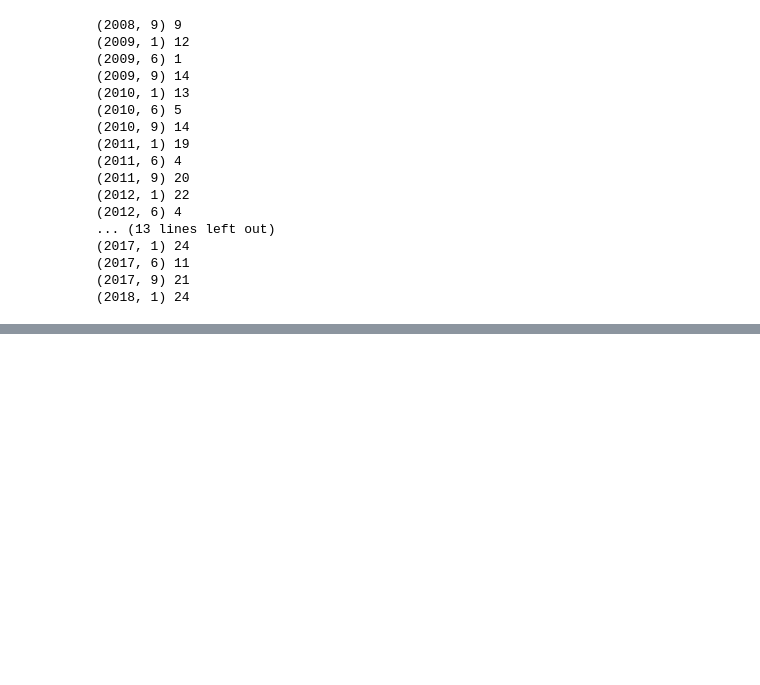
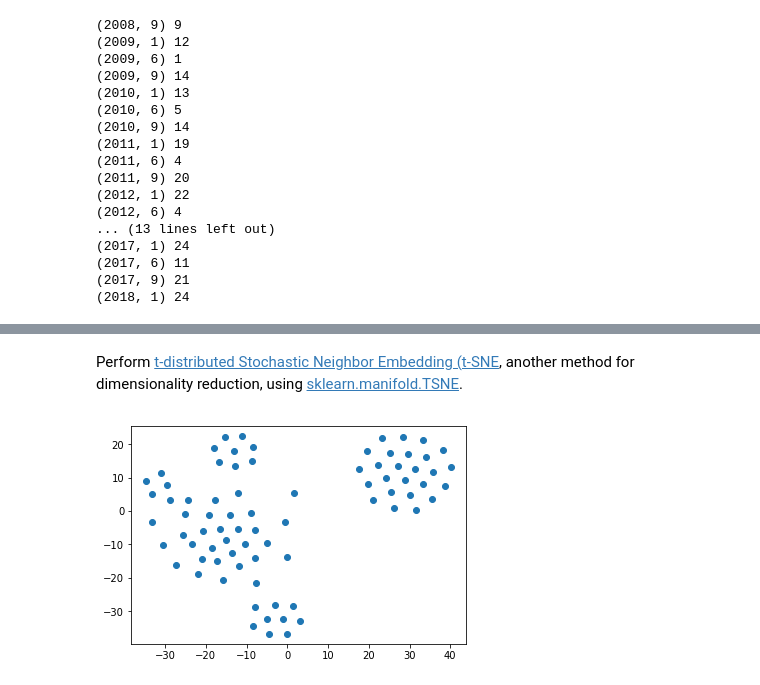
Before and after one commit to emory-courses/data-science, a Jupyter notebook: doc/data_analysis.ipynb, the cells around one changed output, grey strips where cells are left out. Cells and saved outputs as stored; diff of their text form; code cells hidden in the pictures; blank space fills up the shorter version.

```diff
--- a/doc/data_analysis.ipynb
+++ b/doc/data_analysis.ipynb
@@ -346,0 +632,11 @@ print(term_str(n['term']))
+# %% [markdown]
+Perform [t-distributed Stochastic Neighbor Embedding (t-SNE](https://en.wikipedia.org/wiki/T-distributed_stochastic_neighbor_embedding), another method for dimensionality reduction, using [sklearn.manifold.TSNE](http://scikit-learn.org/stable/modules/generated/sklearn.manifold.TSNE.html).
+# %%
+from sklearn.manifold import TSNE
+
+xy = TSNE(n_components=2).fit_transform(vectors)
+fig, ax = plt.subplots()
+ax.scatter(xy[:,0], xy[:,1])
+plt.show()
+# %% [output]
+[figure, added]
```
Also changed, not shown: parts of 57 cells of this notebook, 2 other files.
